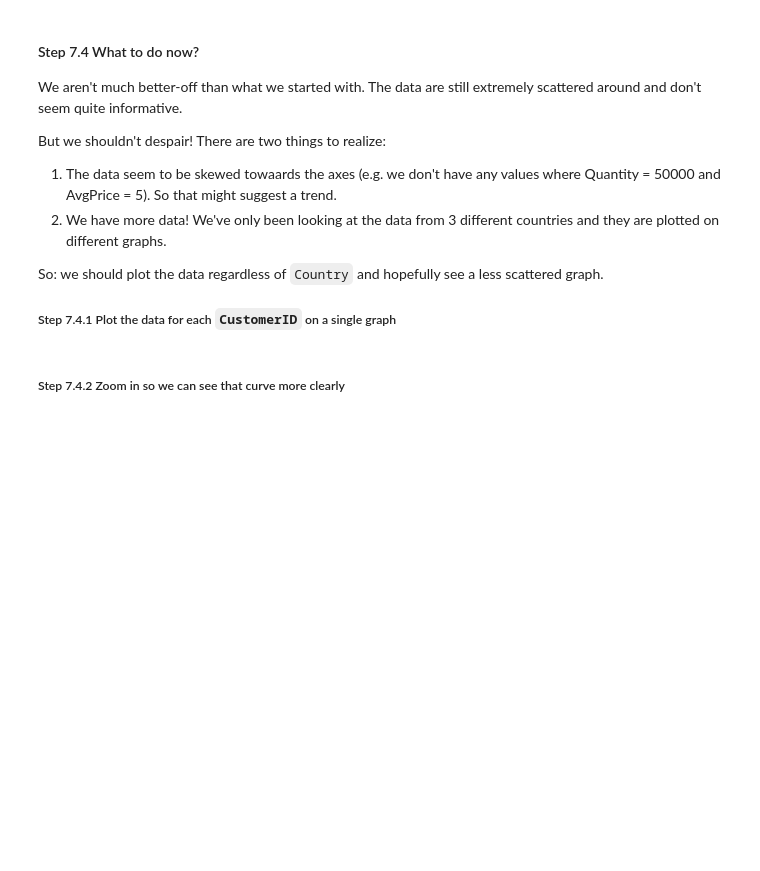
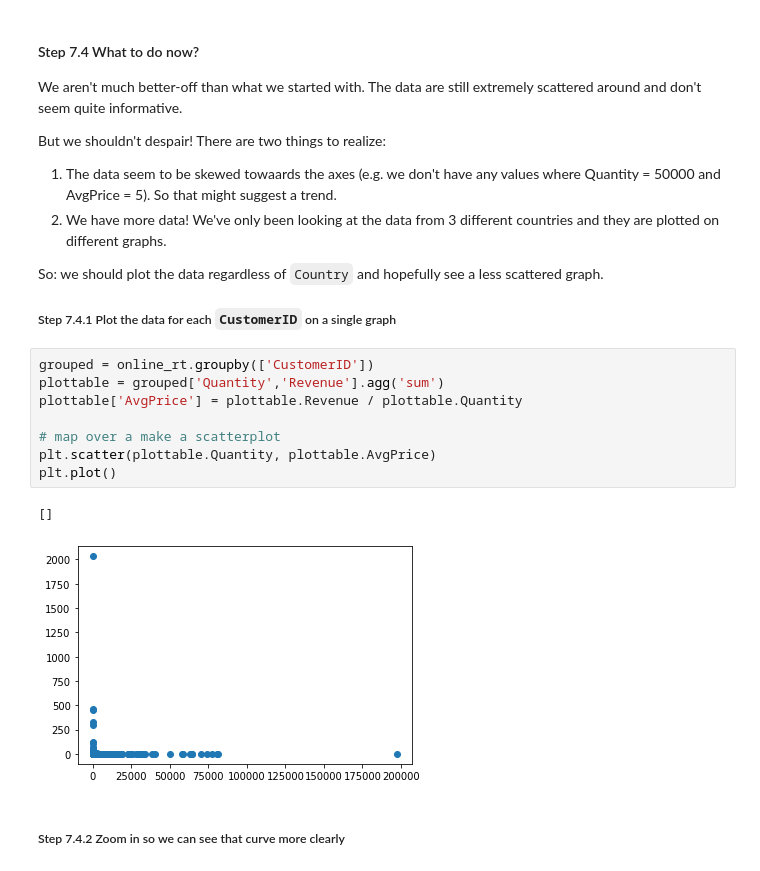
Before and after one commit to venusian2/pandas_exercises, a Jupyter notebook: 07_Visualization/Online_Retail/Exercises.ipynb, the cells around one changed output. Drawn from its saved outputs; the diff is of its cells as text; blank space fills up the shorter version.

```diff
--- a/07_Visualization/Online_Retail/Exercises.ipynb
+++ b/07_Visualization/Online_Retail/Exercises.ipynb
@@ -211,5 +211,16 @@ There are two things to realize:
 So: we should plot the data regardless of `Country` and hopefully see a less scattered graph.
 
 ##### Step 7.4.1 Plot the data for each `CustomerID` on a single graph
+# %%
+grouped = online_rt.groupby(['CustomerID'])
+plottable = grouped['Quantity','Revenue'].agg('sum')
+plottable['AvgPrice'] = plottable.Revenue / plottable.Quantity
+
+# map over a make a scatterplot
+plt.scatter(plottable.Quantity, plottable.AvgPrice)
+plt.plot()
+# %% [output]
+[]
+[figure, added]
 # %% [markdown]
 ##### Step 7.4.2 Zoom in so we can see that curve more clearly
```
Also changed, not shown: parts of 5 cells of this notebook.
